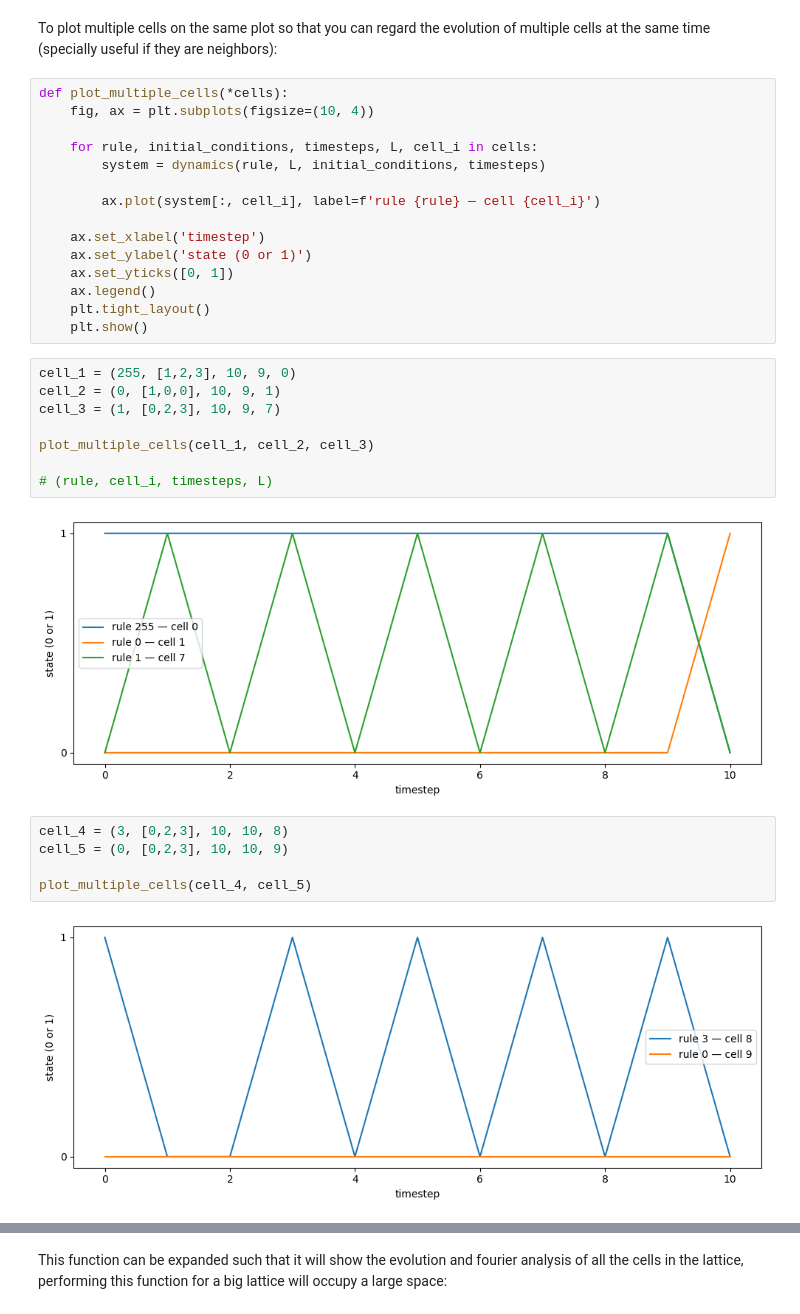
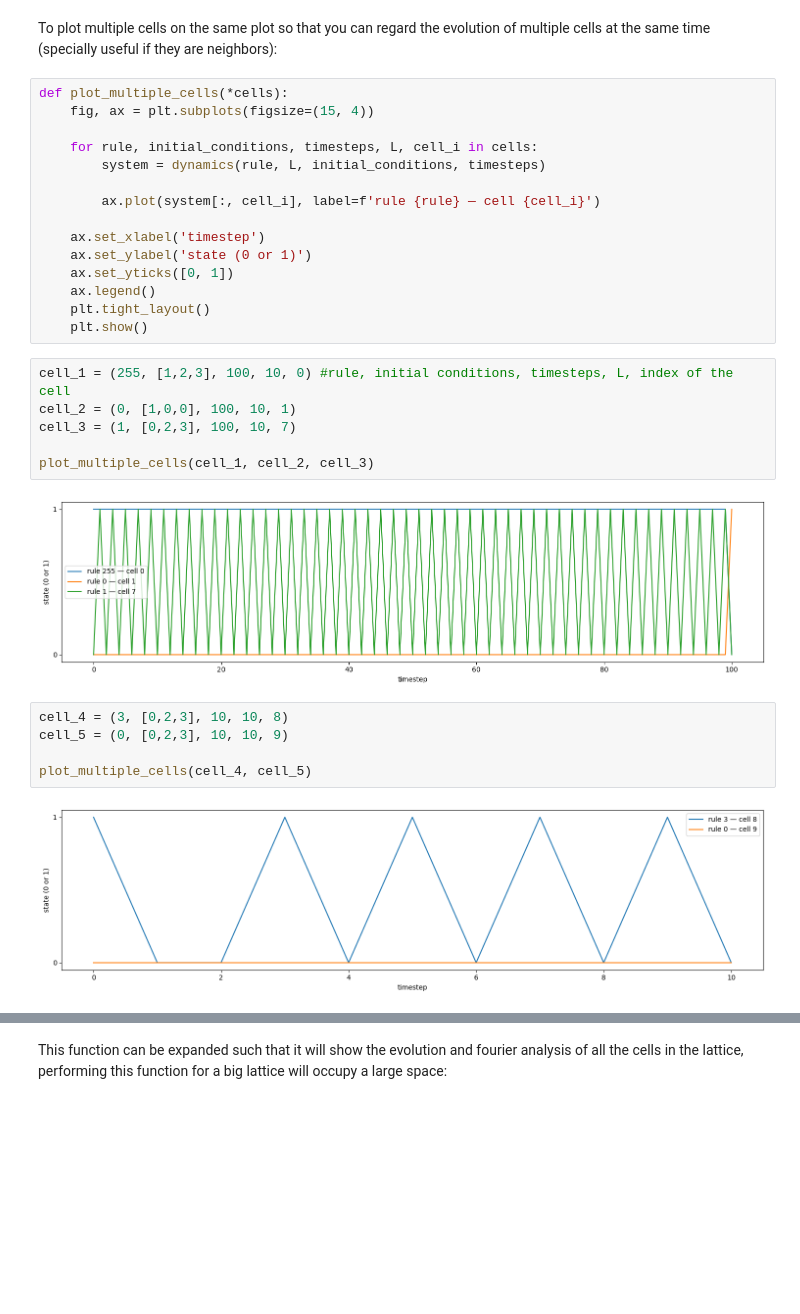
Before and after one commit to IgnacioMPineda/Cellular-automata-simulator---SP2026, a Jupyter notebook: Notebook_2.ipynb, the cells around one changed output, grey strips where cells are left out. Cells and saved outputs as stored; diff of their text form; blank space fills up the shorter version.

```diff
--- a/Notebook_2.ipynb
+++ b/Notebook_2.ipynb
@@ -259,7 +259,7 @@ t=30   │□│
 To plot multiple cells on the same plot so that you can regard the evolution of multiple cells at the same time (specially useful if they are neighbors):
 # %%
 def plot_multiple_cells(*cells):
-    fig, ax = plt.subplots(figsize=(10, 4))
+    fig, ax = plt.subplots(figsize=(15, 4))
 
     for rule, initial_conditions, timesteps, L, cell_i in cells:
         system = dynamics(rule, L, initial_conditions, timesteps)
@@ -273,19 +273,17 @@ def plot_multiple_cells(*cells):
     plt.tight_layout()
     plt.show()
 # %%
-cell_1 = (255, [1,2,3], 10, 9, 0)
-cell_2 = (0, [1,0,0], 10, 9, 1)
-cell_3 = (1, [0,2,3], 10, 9, 7)
+cell_1 = (255, [1,2,3], 100, 10, 0) #rule, initial conditions, timesteps, L, index of the cell
+cell_2 = (0, [1,0,0], 100, 10, 1)
+cell_3 = (1, [0,2,3], 100, 10, 7)
 
 plot_multiple_cells(cell_1, cell_2, cell_3)
-
-# (rule, cell_i, timesteps, L)
 # %% [output]
-[figure, old version]
+[figure, new version]
 # %%
 cell_4 = (3, [0,2,3], 10, 10, 8)
 cell_5 = (0, [0,2,3], 10, 10, 9)
 
 plot_multiple_cells(cell_4, cell_5)
 # %% [output]
-[figure, old version]
+[figure, new version]
```
Also changed, not shown: parts of 21 cells of this notebook.
